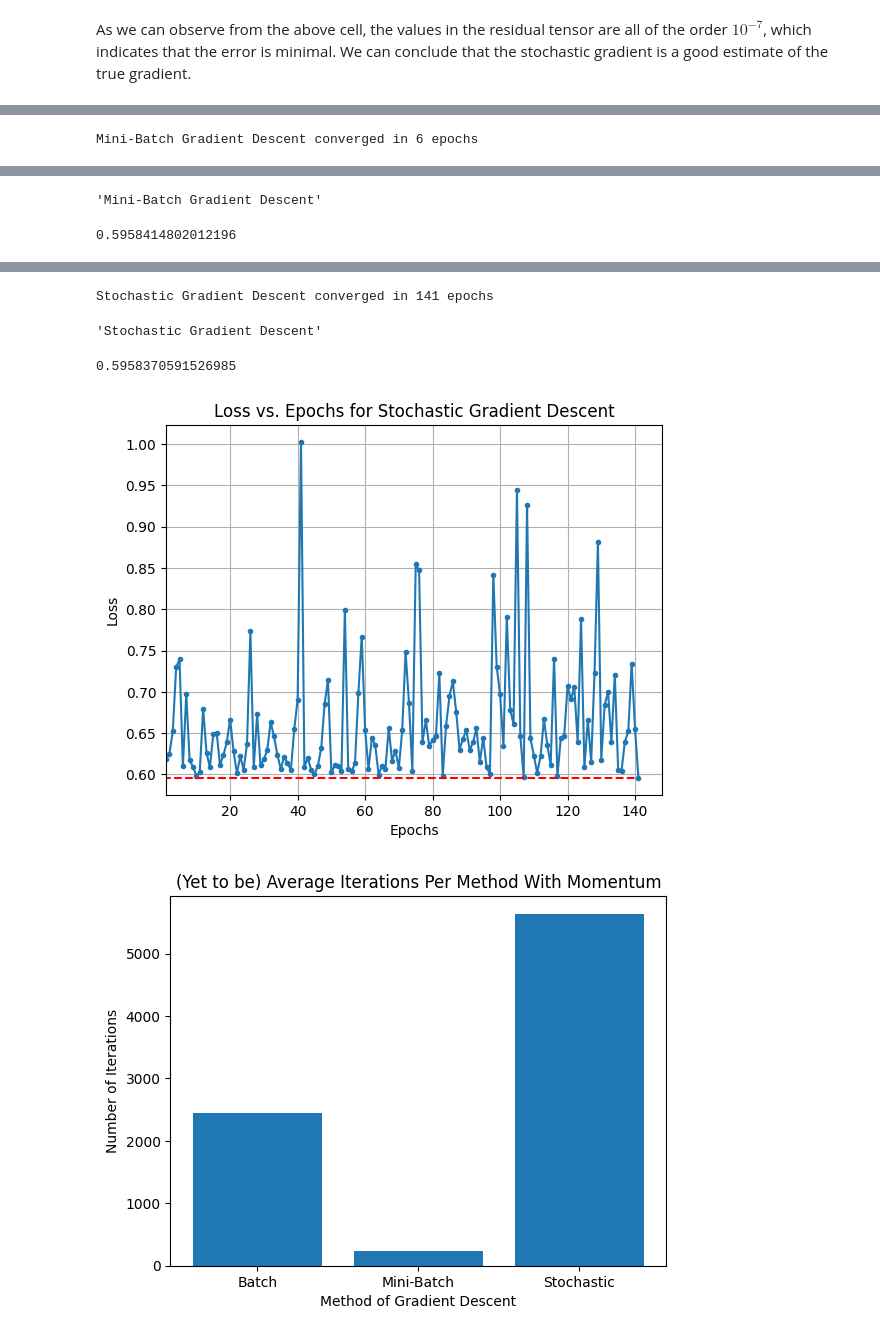
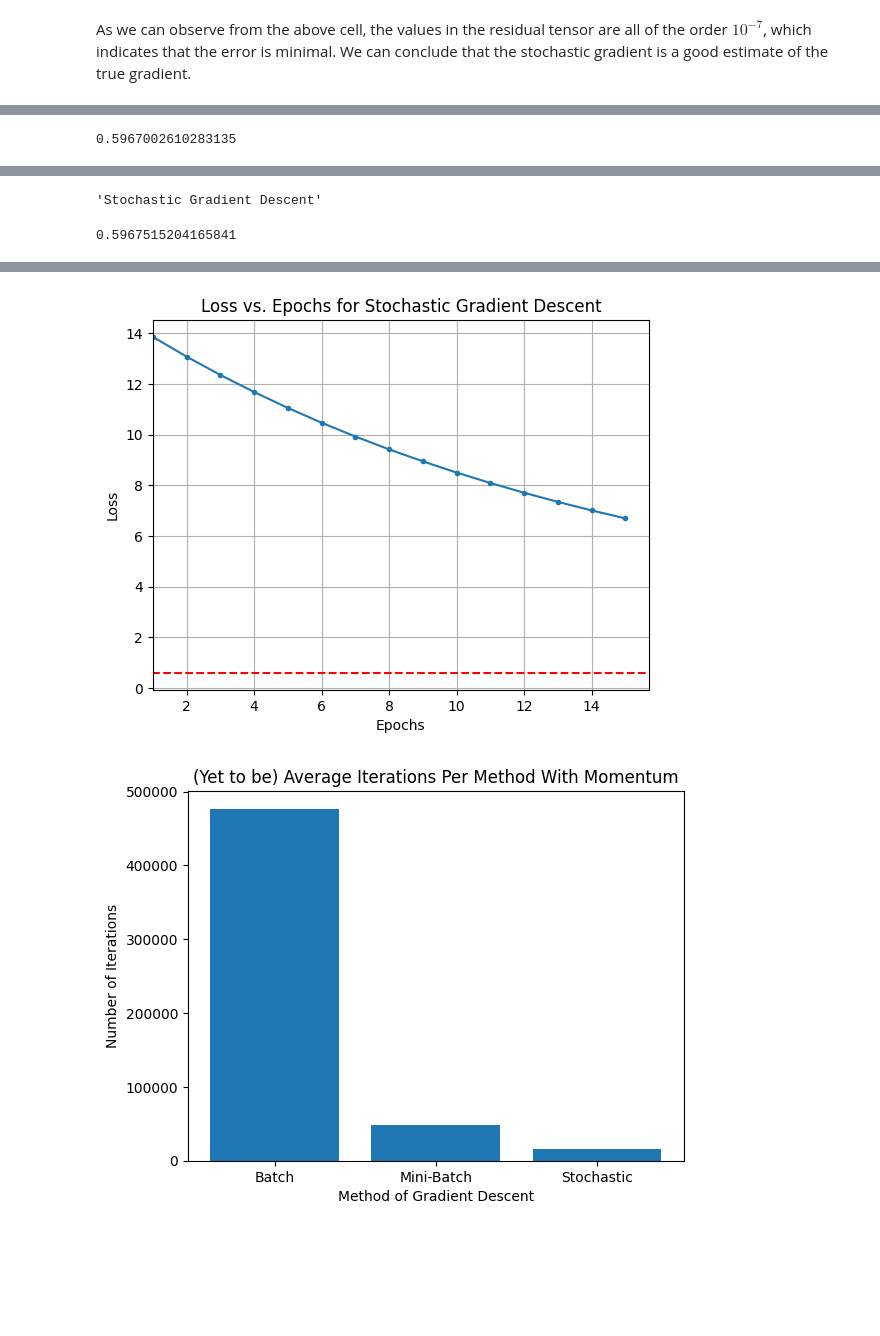
Before and after one commit to Karan-Gandhi/ES335-Assignment-2, a Jupyter notebook: task1.ipynb, the cells around one changed output, grey strips where cells are left out. Drawn from its saved outputs; the diff is of its cells as text; code cells hidden in the pictures; blank space fills up the shorter version.

```diff
--- a/task1.ipynb
+++ b/task1.ipynb
@@ -18,7 +20,7 @@ f_x = 3*x1 + 4
 eps = np.random.randn(num_samples)
 y = f_x + eps
 # %%
-theta = torch.tensor([1., 1.], requires_grad=True, dtype=torch.float64)
+theta = torch.tensor([8., 10.], requires_grad=True, dtype=torch.float64)
 # %%
 x_tensor = torch.tensor(x1, dtype=torch.float64).reshape(-1, 1)
 X = torch.cat((torch.ones(x_tensor.shape), x_tensor), 1)
@@ -41,8 +43,9 @@ tensor([1., 1.], dtype=torch.float64, requires_grad=True)
 # %%
-def compute_loss_analytical():
+def compute_loss_analytical(X=X, y=y, theta_opt=None):
     x_tensor = X.clone().detach()
     y_tensor = y.clone().detach()
-    theta_opt = torch.inverse(x_tensor.T @ x_tensor) @ x_tensor.T @ y_tensor
+    if theta_opt is None:
+        theta_opt = torch.inverse(x_tensor.T @ x_tensor) @ x_tensor.T @ y_tensor
     y_pred_tensor = (x_tensor @ theta_opt).reshape(-1, 1)
     loss_opt = torch.mean((y_pred_tensor - y_tensor) ** 2, dtype=torch.float64)
     return loss_opt.item()
@@ -82,7 +85,7 @@ As we can observe from the above cell, the values in the residual tensor are all
 # %%
 pretty_print = {'bgd': 'Batch Gradient Descent', 'mbgd': 'Mini-Batch Gradient Descent', 'sgd': 'Stochastic Gradient Descent'}
 
-def gradient_descent(grad_type: str='bgd', epochs=50000, eps=1e-3, alpha=1e-1, minibatch_size=4, momentum=None):
+def gradient_descent(grad_type: str='bgd', epochs=50000, eps=1e-3, alpha=5e-4, minibatch_size=4, momentum=None):
     loss_vals = []
     theta_vals = []
     theta_copy = torch.randn(theta.shape, requires_grad=True, dtype=torch.float64)
@@ -92,6 +95,7 @@ def gradient_descent(grad_type: str='bgd', epochs=50000, eps=1e-3, alpha=1e-1, m
     change = torch.zeros(theta_copy.shape)
     iterations = 0
     while epoch <= epochs:
+        epoch_loss = None
         if grad_type == 'bgd':
             y_pred = (X @ theta_copy).reshape(-1, 1)
             loss = torch.mean((y_pred - y) ** 2, dtype=torch.float64)
@@ -108,13 +112,15 @@ def gradient_descent(grad_type: str='bgd', epochs=50000, eps=1e-3, alpha=1e-1, m
             theta_copy.grad.zero_()
 
             y_pred_all = (X @ theta_copy).reshape(-1, 1)
-            latest_loss = torch.mean((y_pred_all - y) ** 2).item()
+            latest_loss = torch.mean((y_pred_all - y) ** 2, dtype=torch.float64).item()
+            epoch_loss = latest_loss
             iterations += num_samples
 
         elif grad_type == 'mbgd':
             random_permutation = torch.randperm(num_samples)
             X_shuffled = X[random_permutation].clone().detach()
             y_shuffled = y[random_permutation].clone().detach()
+            minibatch_losses = []
 
             for i in range(0, num_samples, minibatch_size):
                 X_batch = X_shuffled[i:i + minibatch_size].clone().detach()
@@ -123,6 +129,7 @@ def gradient_descent(grad_type: str='bgd', epochs=50000, eps=1e-3, alpha=1e-1, m
 
                 loss = torch.mean((y_pred - y_batch) ** 2, dtype=torch.float64)
                 loss.backward()
+                minibatch_losses.append(loss.item())
                 # latest_loss = loss.item()
 
                 with torch.no_grad():
@@ -136,12 +143,15 @@ def gradient_descent(grad_type: str='bgd', epochs=50000, eps=1e-3, alpha=1e-1, m
                 iterations += minibatch_size
 
             y_pred_all = (X @ theta_copy).reshape(-1, 1)
-            latest_loss = torch.mean((y_pred_all - y) ** 2).item()
+            latest_loss = torch.mean((y_pred_all - y) ** 2, dtype=torch.float64).item()
+            epoch_loss = np.mean(minibatch_losses)
 
         else:
             random_permutation = torch.randperm(num_samples)
             X_shuffled = X[random_permutation].clone().detach()
             y_shuffled = y[random_permutation].clone().detach()
+            stochastic_losses = []
+
             for i in range(num_samples):
                 X_i = X_shuffled[i].clone().detach()
                 y_i = y_shuffled[i].clone().detach()
@@ -149,7 +159,7 @@ def gradient_descent(grad_type: str='bgd', epochs=50000, eps=1e-3, alpha=1e-1, m
 
                 loss = torch.mean((y_pred - y_i) ** 2, dtype=torch.float64)
                 loss.backward()
-                latest_loss = loss.item()
+                stochastic_losses.append(loss.item())
 
                 with torch.no_grad():
                     if momentum is not None:
@@ -162,33 +172,37 @@ def gradient_descent(grad_type: str='bgd', epochs=50000, eps=1e-3, alpha=1e-1, m
 
             y_pred_all = (X @ theta_copy).reshape(-1, 1)
             latest_loss = torch.mean((y_pred_all - y) ** 2).item()
+            epoch_loss = np.mean(stochastic_losses)
             iterations += num_samples
 
-        loss_vals.append(latest_loss)
+        loss_vals.append(epoch_loss)
         theta_vals.append(theta_copy.clone())
 
-        if abs(loss_vals[-1] - loss_opt) <= eps:
-            print(f'{pretty_print[grad_type]} converged in {epoch} epochs')
-            return loss_vals, theta_vals, iterations
+        if abs(epoch_loss - loss_opt) <= eps:
+            # print(f'{pretty_print[grad_type]} converged in {epoch} epochs')
+            return loss_vals, theta_vals, iterations, epoch
 
         epoch += 1
-    return loss_vals, theta_vals, iterations
+    return loss_vals, theta_vals, iterations, epoch
 # %%
 def plot_loss_vs_epochs(momentum=None):
     iters_per_class = {}
+
     for grad_type in ['bgd', 'mbgd', 'sgd']:
-        losses, thetas, iters = gradient_descent(grad_type=grad_type, momentum = None)
+        losses, thetas, iters, epoch = gradient_descent(grad_type=grad_type, momentum=None)
         iters_per_class[pretty_print[grad_type]] = iters
         epochs = np.arange(1, len(losses) + 1, dtype=np.int32)
         display(pretty_print[grad_type], np.min(losses))
-        plt.plot(epochs, losses, marker='.')
+        plt.plot(epochs[:15], losses[:15], marker='.')
         plt.grid(visible=True)
         plt.title(f'Loss vs. Epochs for {pretty_print[grad_type]}')
-        plt.xlim(left=1)
+        plt.xlim(left=1, right=15)
+        plt.ylim(bottom=0, top=30)
         plt.hlines(loss_opt, 0, len(epochs), linestyles='--', colors='red')
         plt.xlabel('Epochs')
         plt.ylabel('Loss')
         plt.show()
+
     plt.bar(['Batch', 'Mini-Batch', 'Stochastic'], iters_per_class.values())
     plt.title(f'(Yet to be) Average Iterations Per Method {"With" if momentum else "Without"} Momentum')
     plt.xlabel('Method of Gradient Descent')
@@ -213,3 +224,3 @@ Stochastic Gradient Descent converged in 171 epochs
 # %%
-plot_loss_vs_epochs(momentum=0.1)
+plot_loss_vs_epochs(momentum=0.3)
 # %% [output]
@@ -220 +231 @@ Batch Gradient Descent converged in 61 epochs
-Mini-Batch Gradient Descent converged in 6 epochs
+0.5967002610283135
@@ -221,2 +233,2 @@ Mini-Batch Gradient Descent converged in 6 epochs
-'Mini-Batch Gradient Descent'
+'Stochastic Gradient Descent'
-0.5958414802012196
+0.5967515204165841
@@ -224,5 +235,2 @@ Mini-Batch Gradient Descent converged in 6 epochs
-Stochastic Gradient Descent converged in 141 epochs
-'Stochastic Gradient Descent'
-0.5958370591526985
-[figure, old version]
+[figure, new version]
-[figure, old version]
+[figure, new version]
```
Also changed, not shown: parts of 8 cells of this notebook, 6 other files.
